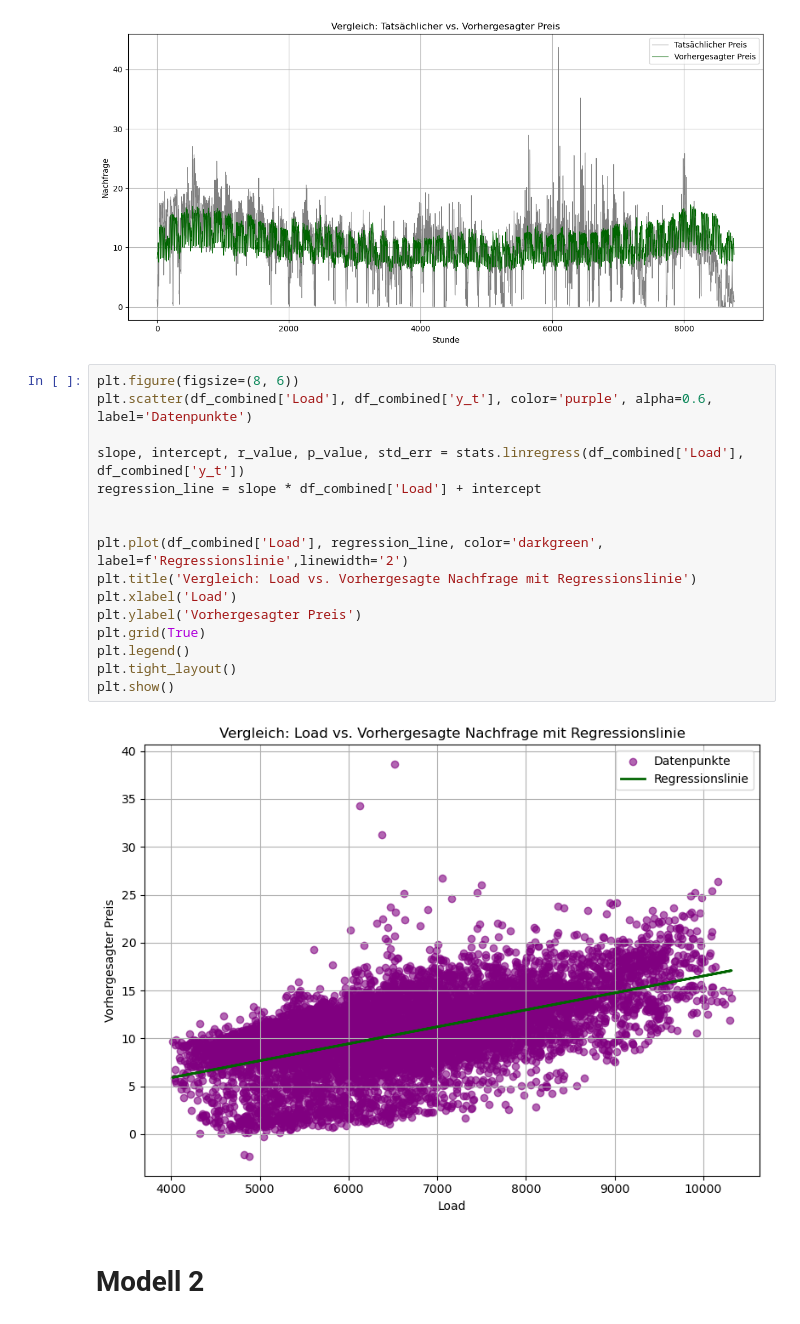
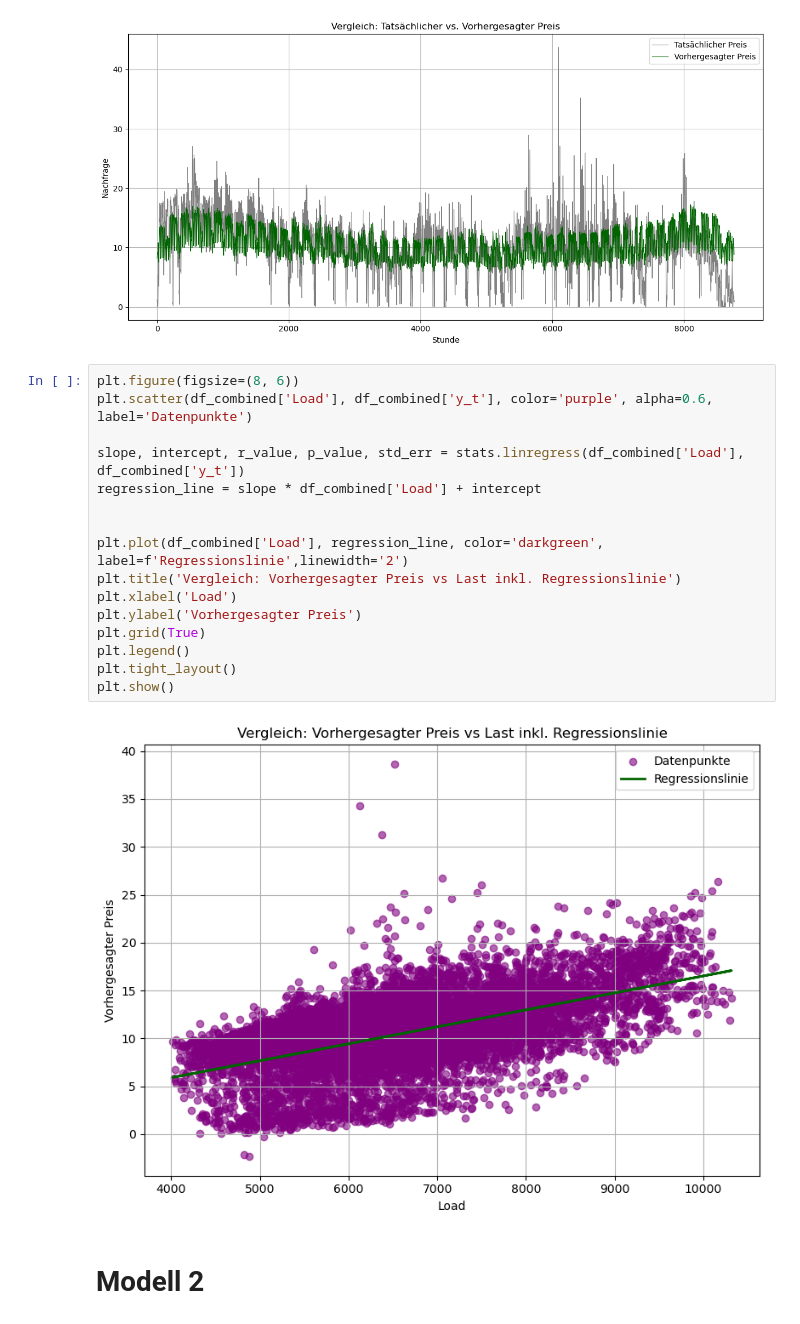
Before and after one commit to PeterGeyrhofer2103/Energiemodelle--Analysen, a Jupyter notebook: Preismodell.ipynb, the cells around one changed output. Saved outputs shown, nothing was run; the diff lists cells and outputs as text.

```diff
--- a/Preismodell.ipynb
+++ b/Preismodell.ipynb
@@ -90,21 +90,21 @@ plt.show()
 # %%
 plt.figure(figsize=(8, 6))
 plt.scatter(df_combined['Load'], df_combined['y_t'], color='purple', alpha=0.6, label='Datenpunkte')
 
 slope, intercept, r_value, p_value, std_err = stats.linregress(df_combined['Load'], df_combined['y_t'])
 regression_line = slope * df_combined['Load'] + intercept
 
 
 plt.plot(df_combined['Load'], regression_line, color='darkgreen', label=f'Regressionslinie',linewidth='2')
-plt.title('Vergleich: Load vs. Vorhergesagte Nachfrage mit Regressionslinie')
+plt.title('Vergleich: Vorhergesagter Preis vs Last inkl. Regressionslinie')
 plt.xlabel('Load')
 plt.ylabel('Vorhergesagter Preis')
 plt.grid(True)
 plt.legend()
 plt.tight_layout()
 plt.show()
 # %% [output]
-[figure, old version]
+[figure, new version]
 # %% [markdown]
 # Modell 2
 # %%
```
Also changed, not shown: parts of 3 cells of this notebook, 1 other file.
